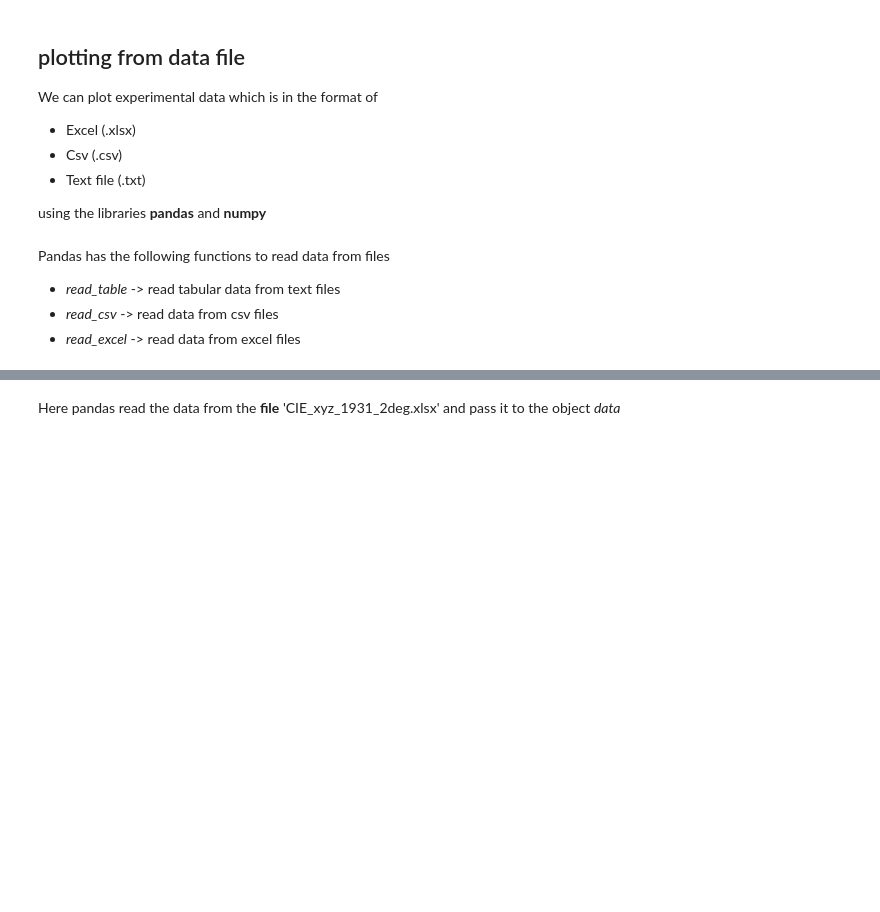
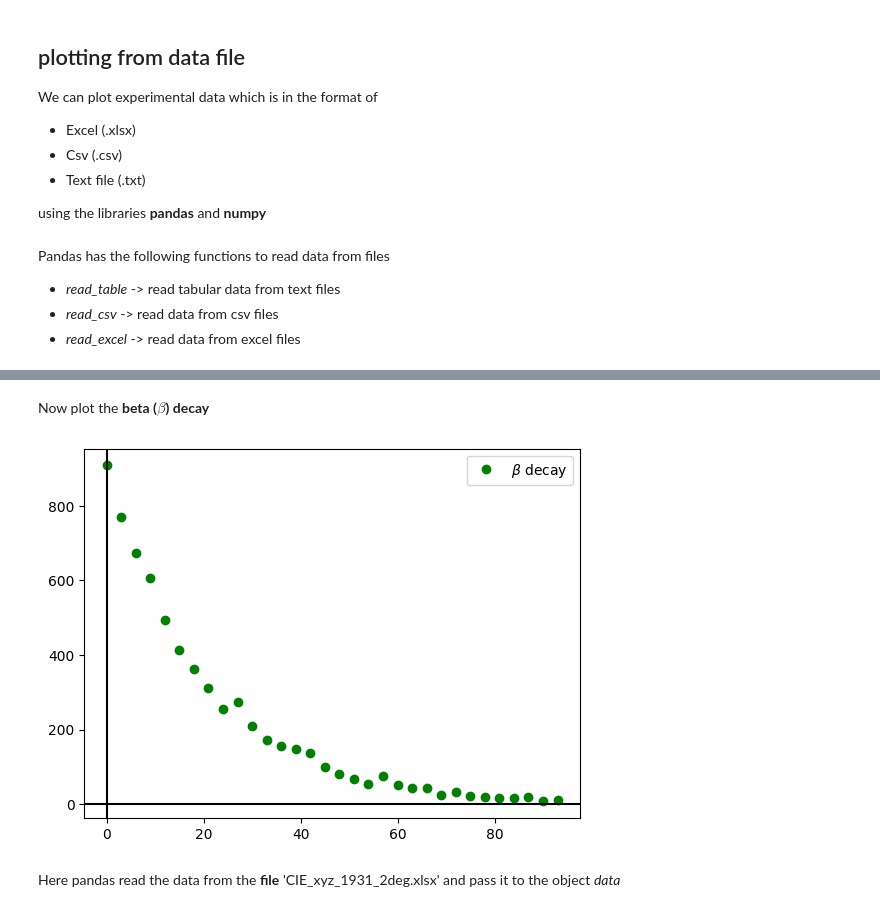
Before and after one commit to Feymankamal/python_basics, a Jupyter notebook: python_basics.ipynb, the cells around one changed output, grey strips where cells are left out. Cells and saved outputs as stored; diff of their text form; code cells hidden in the pictures; blank space fills up the shorter version.

Commit message:
added beta decay

```diff
--- a/python_basics.ipynb
+++ b/python_basics.ipynb
@@ -475,0 +476,2 @@ Pandas has the following functions to read data from files
+# %%
+beta=pd.read_table('betaDecay.txt', skiprows=1, sep='\s+')
@@ -476,3 +498,13 @@ Pandas has the following functions to read data from files
+# %% [markdown]
+Now plot the **beta ($\beta$) decay**
+# %%
+plt.plot(beta.time, beta.decays, 'go', label=r'$\beta$ decay')
+plt.axvline(0, color='black')
+plt.axhline(0, color='black')
+plt.legend(loc='upper right')
+plt.show()
+# %% [output]
+[figure, added]
 # %%
 data=pd.read_excel('CIE_xyz_1931_2deg.xlsx')
 # %% [markdown]
```
Also changed, not shown: parts of 6 cells of this notebook.
